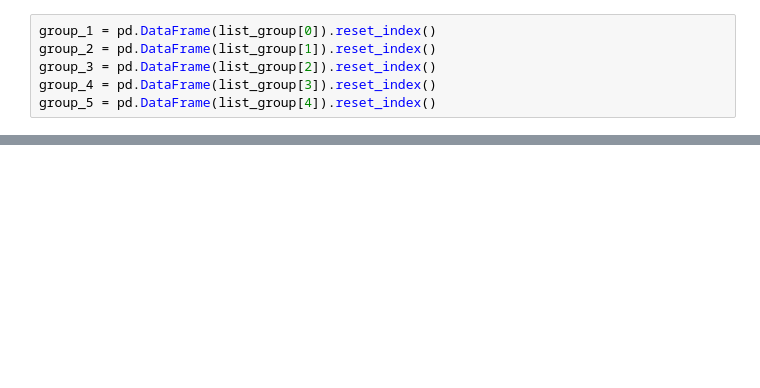
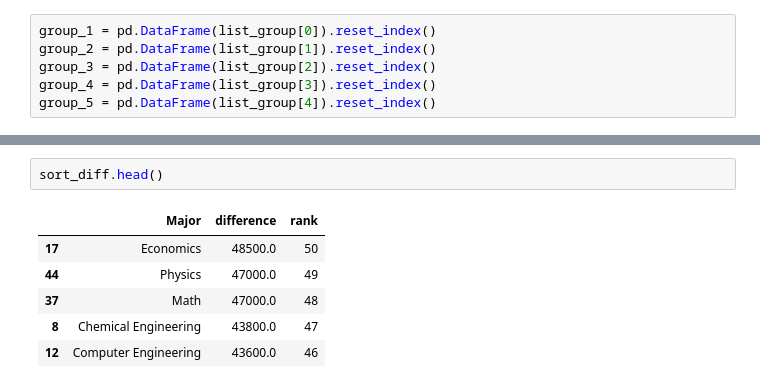
Before and after one commit to UU-Data-Science-Project/Degree-Analyzer, a Jupyter notebook: Project_File.ipynb, the cells around one changed output, grey strips where cells are left out. Drawn from its saved outputs; the diff is of its cells as text; blank space fills up the shorter version.

```diff
--- a/Project_File.ipynb
+++ b/Project_File.ipynb
@@ -296,0 +347,9 @@ group_5 = pd.DataFrame(list_group[4]).reset_index()
+# %%
+sort_diff.head()
+# %% [output]
+|  | Major | difference | rank |
+| 17 | Economics | 48500.0 | 50 |
+| 44 | Physics | 47000.0 | 49 |
+| 37 | Math | 47000.0 | 48 |
+| 8 | Chemical Engineering | 43800.0 | 47 |
+| 12 | Computer Engineering | 43600.0 | 46 |
```
Also changed, not shown: parts of 17 cells of this notebook.
